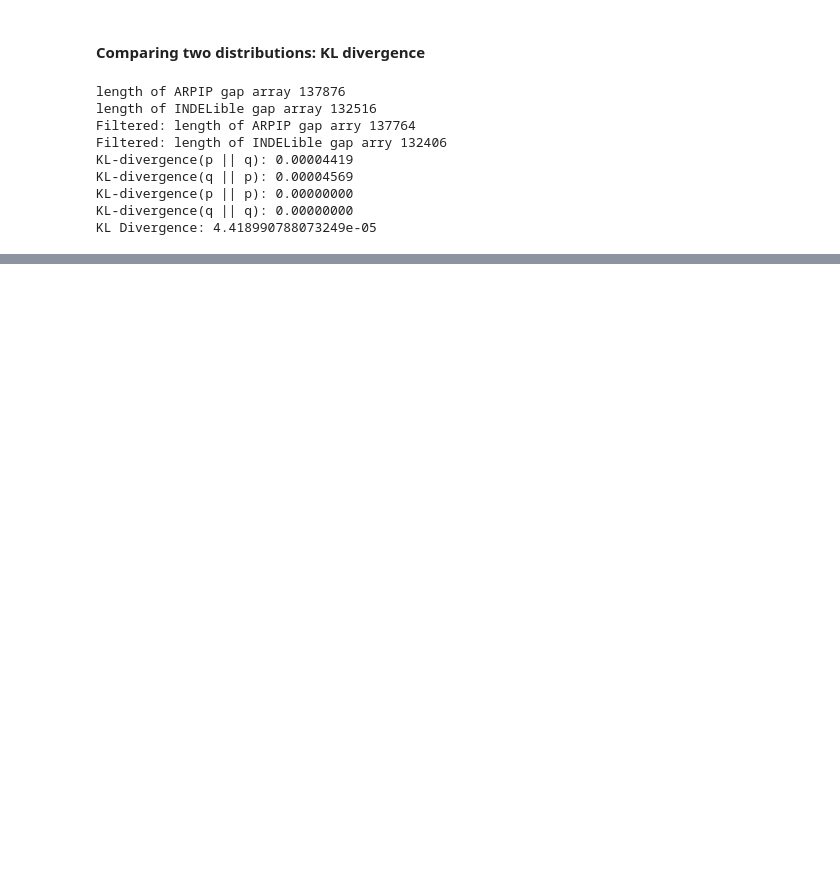
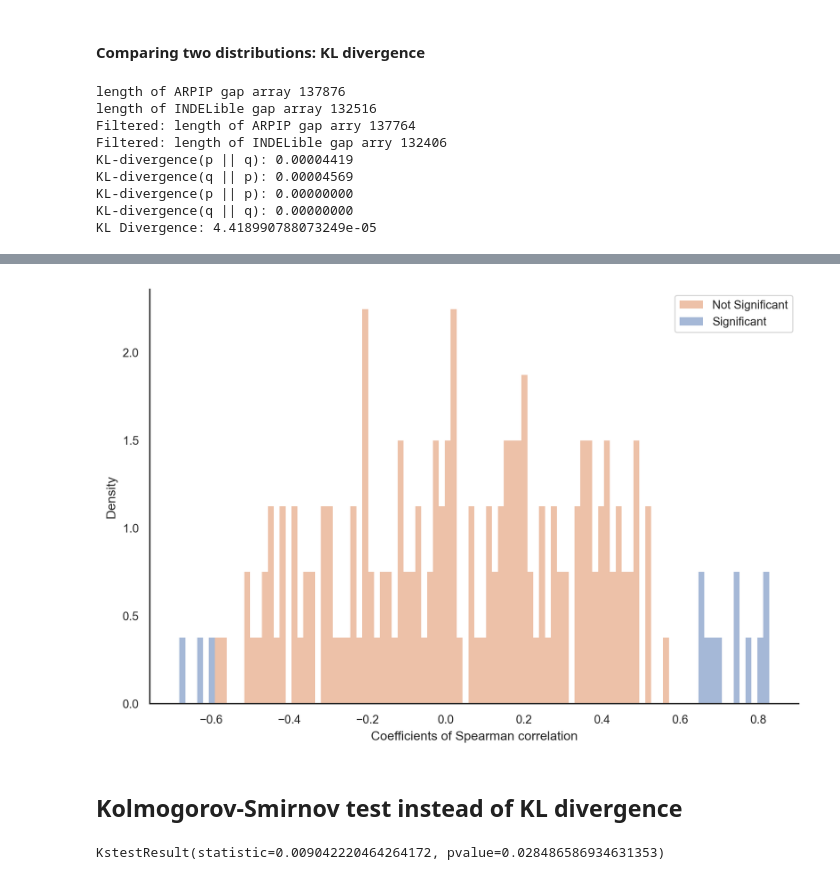
Before and after one commit to acg-team/Single-character-indel-ASR-preserves-long-indels, a Jupyter notebook: simulation_02_dynamic_of_gaps.ipynb, the cells around one changed output, grey strips where cells are left out. Drawn from its saved outputs; the diff is of its cells as text; code cells hidden in the pictures; blank space fills up the shorter version.

```diff
--- a/simulation_02_dynamic_of_gaps.ipynb
+++ b/simulation_02_dynamic_of_gaps.ipynb
@@ -278,0 +472,33 @@ KL Divergence: 4.418990788073249e-05
+# %%
+df_spearman_coef = pd.read_csv("./02_br_df_spearman_coef_w_pval.csv")
+# Set the significant level
+df_spearman_coef['Significant level'] = pd.cut(df_spearman_coef['p-val'], [0, 0.05, 1], labels=[ "Not Significant", "Significant"])
+#df_spearman_coef
+
+ax = sns.displot(df_spearman_coef, x='coef', hue='Significant level',  #shrink=.8 ,
+    bins=100, linewidth=0, kde=False, stat="density",  aspect=1.5, legend=False)
+ax.set(ylabel='Density', xlabel='Coefficients of Spearman correlation')#, title='Distribution of the Spearman Correlation Coefficients on Simulated Data')
+
+plt.legend(title='', loc='upper right', labels=[ 'Not Significant','Significant'])
+plt.show(ax)
+# %% [output]
+[figure, added]
+# %% [markdown]
+## Kolmogorov-Smirnov test instead of KL divergence
+# %%
+from scipy.stats import ks_2samp
+
+df_taxa_gap_len = pd.read_json('./02_dynamic_taxa_gap_length.json')
+df_root_gap_len = pd.read_json('./02_dynamic_root_gap_length.json')
+
+# df_taxa_gap_len.head()
+
+threshold=100
+filtered_df_taxa = df_taxa_gap_len[df_taxa_gap_len['Gap length'] <= threshold]
+filtered_df_root = df_root_gap_len[df_root_gap_len['Gap length'] <= threshold]
+
+
+# Run Kolmogorov-Smirnov test
+print(ks_2samp(list(filtered_df_root['Gap length']), list(filtered_df_taxa['Gap length'])))
+# %% [output]
+KstestResult(statistic=0.009042220464264172, pvalue=0.028486586934631353)
```
Also changed, not shown: parts of 15 cells of this notebook, 2 other files.
